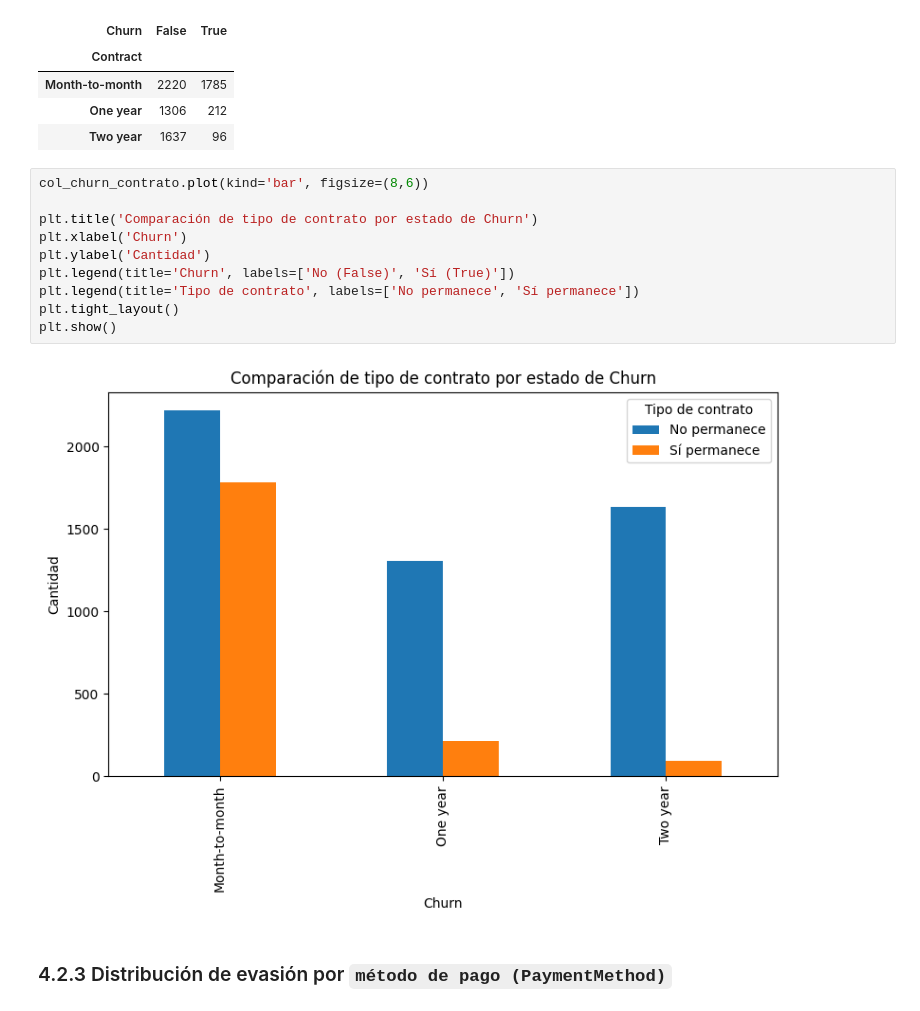
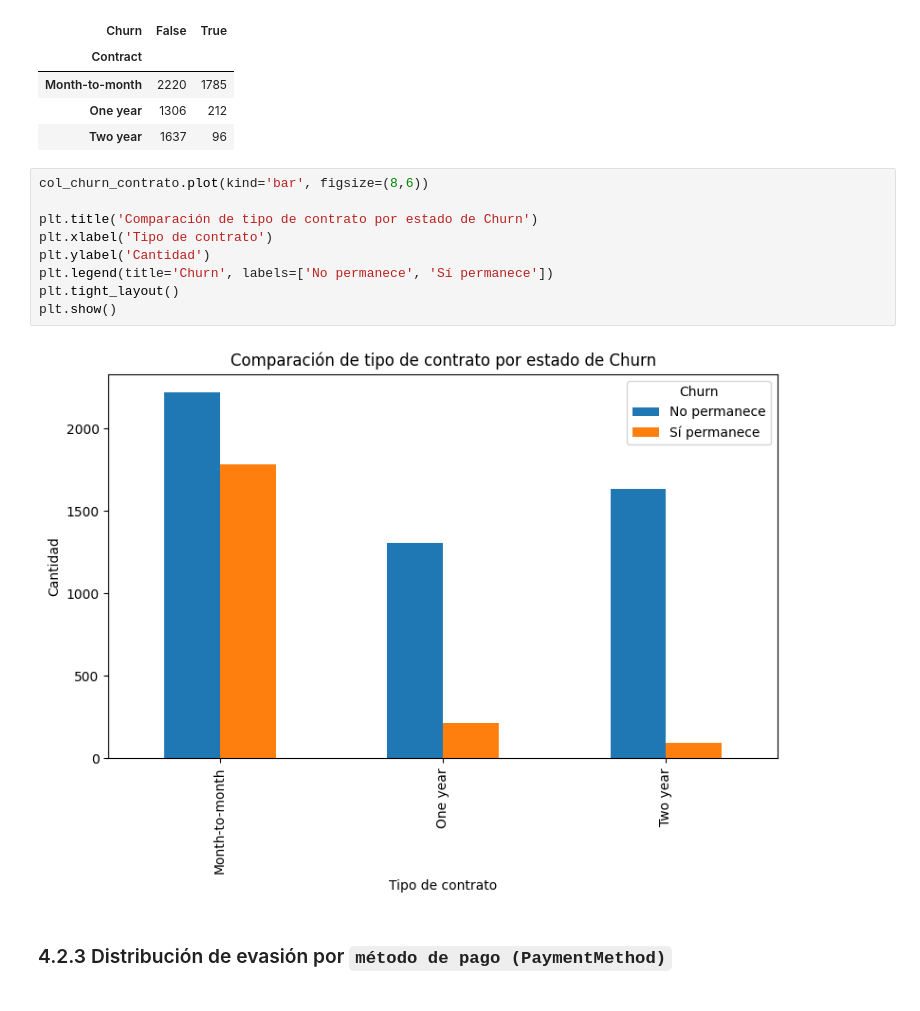
Before and after one commit to Karen-13C/Challenge_Proceso_ETL, a Jupyter notebook: Challenge_telecom.ipynb, the cells around one changed output. Drawn from its saved outputs; the diff is of its cells as text.

````diff
--- a/Challenge_telecom.ipynb
+++ b/Challenge_telecom.ipynb
@@ -299,15 +299,14 @@ col_churn_contrato
 # %%
 col_churn_contrato.plot(kind='bar', figsize=(8,6))
 
 plt.title('Comparación de tipo de contrato por estado de Churn')
-plt.xlabel('Churn')
+plt.xlabel('Tipo de contrato')
 plt.ylabel('Cantidad')
-plt.legend(title='Churn', labels=['No (False)', 'Sí (True)'])
-plt.legend(title='Tipo de contrato', labels=['No permanece', 'Sí permanece'])
+plt.legend(title='Churn', labels=['No permanece', 'Sí permanece'])
 plt.tight_layout()
 plt.show()
 # %% [output]
-[figure, old version]
+[figure, new version]
 # %% [markdown]
 ### 4.2.3 Distribución de evasión por ```método de pago (PaymentMethod)```
 # %%
````
Also changed, not shown: parts of 6 cells of this notebook.
